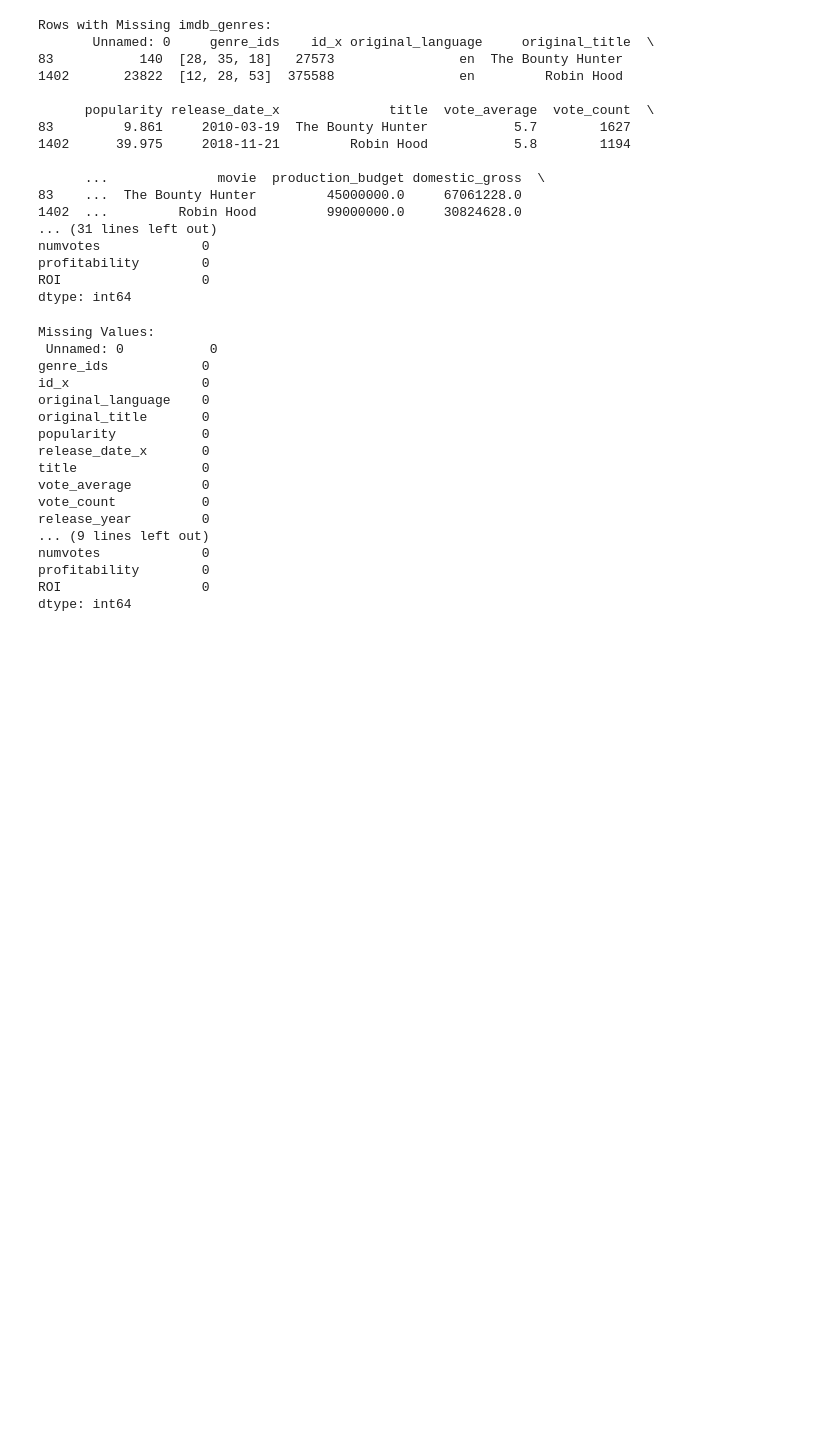
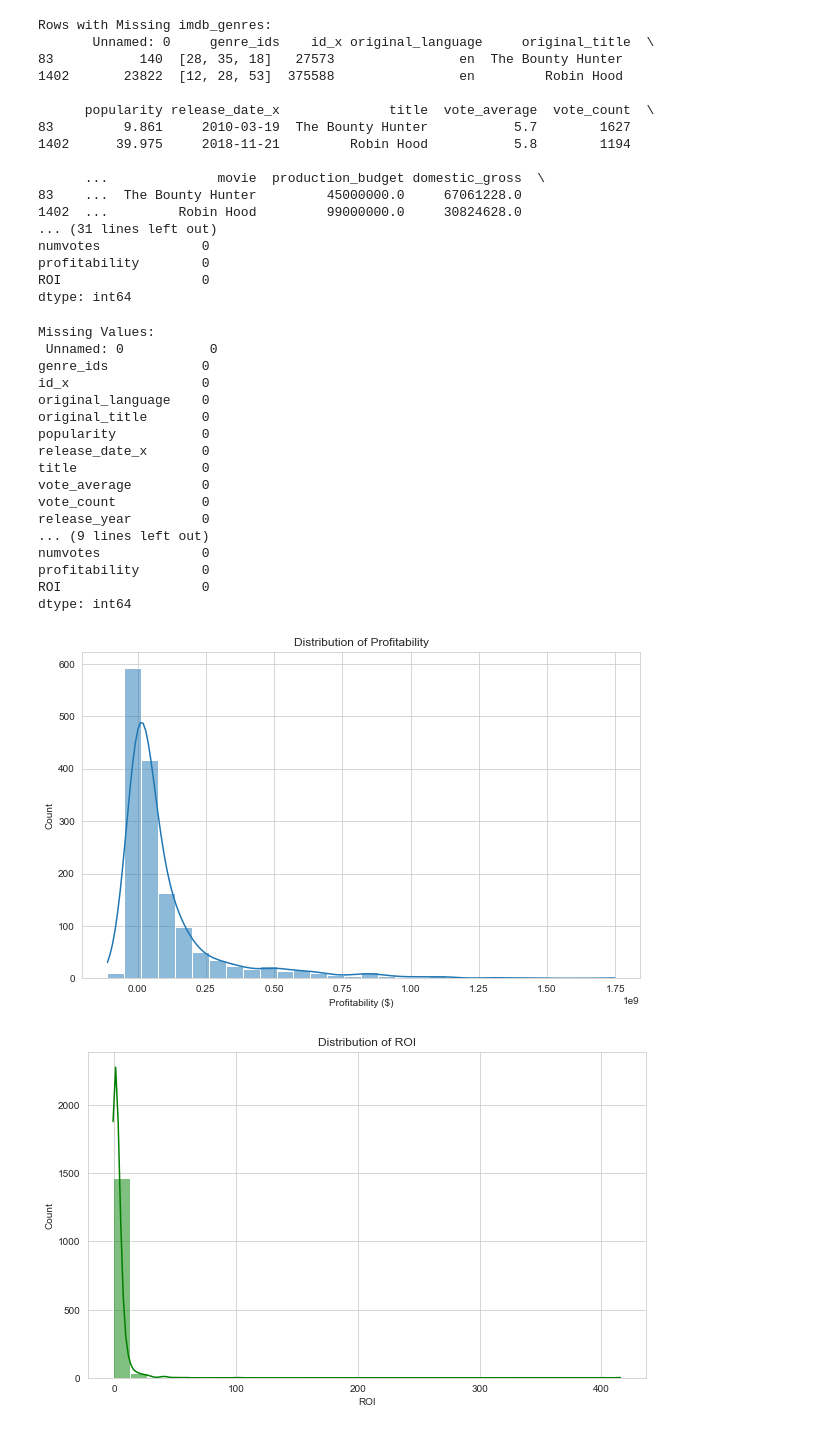
Before and after one commit to Otim135/group3-phase2-project, a Jupyter notebook: index.ipynb, the cells around one changed output. Cells and saved outputs as stored; diff of their text form; code cells hidden in the pictures; blank space fills up the shorter version.

Commit message:
Visualized the merged datasets for better data understanding

```diff
--- a/index.ipynb
+++ b/index.ipynb
@@ -280,3 +280,19 @@ numvotes             0
 profitability        0
 ROI                  0
 dtype: int64
+# %%
+# Distribution of financial metrics (Profitability and ROI)
+plt.figure(figsize=(10, 6))
+sns.histplot(final_merged_df['profitability'], bins=30, kde=True)
+plt.title('Distribution of Profitability')
+plt.xlabel('Profitability ($)')
+plt.show()
+
+plt.figure(figsize=(10, 6))
+sns.histplot(final_merged_df['ROI'], bins=30, kde=True, color='green')
+plt.title('Distribution of ROI')
+plt.xlabel('ROI')
+plt.show()
+# %% [output]
+[figure, added]
+[figure, added]
```
Also changed, not shown: parts of 2 cells of this notebook.
